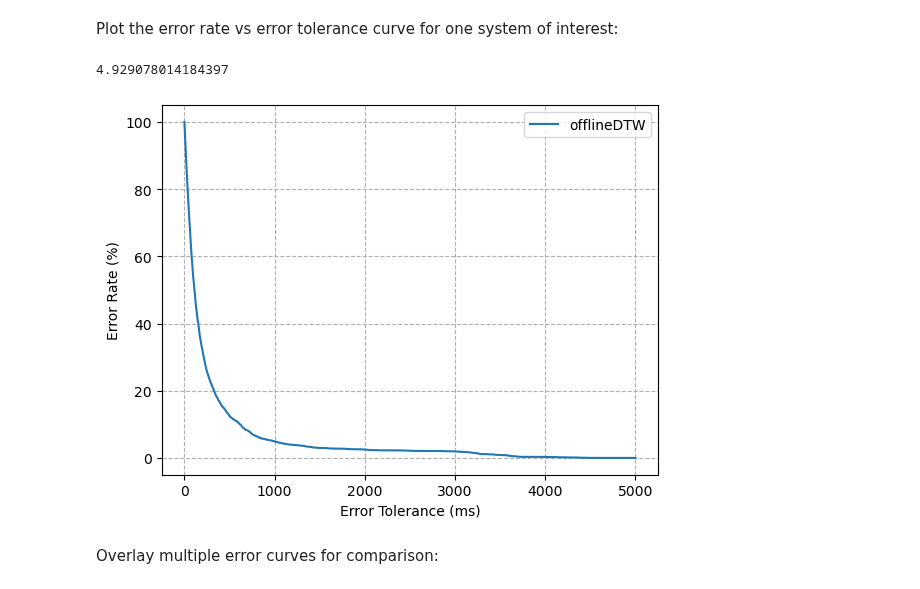
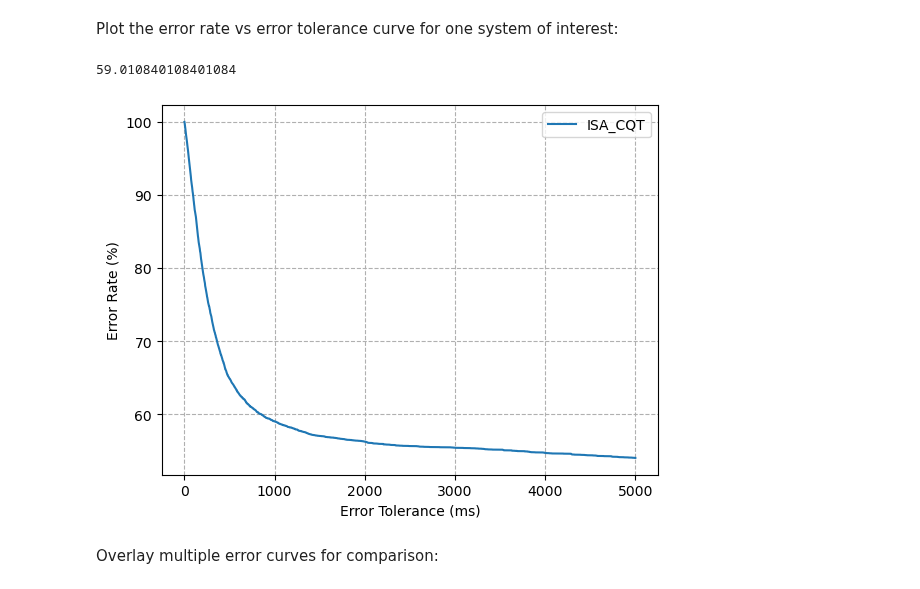
Before and after one commit to HMC-MIR/PianoConcertoAccompaniment, a Jupyter notebook: 03_Evaluate.ipynb, the cells around one changed output. Drawn from its saved outputs; the diff is of its cells as text; code cells hidden in the pictures.

```diff
--- a/03_Evaluate.ipynb
+++ b/03_Evaluate.ipynb
@@ -140,7 +138,7 @@ def calcAlignErrors_batch(exp_dir, scenarios_dir, out_dir):
     outfile = f'{out_dir}/errs.pkl'
     pickle.dump(d, open(outfile, 'wb'))
 # %%
-exp_dir = 'experiments/offlineDTW' # change
+exp_dir = 'experiments/ISA_CHROMA' # change
 scenarios_dir = 'scenarios'
 eval_dir = 'eval/' + os.path.basename(exp_dir)
 calcAlignErrors_batch(exp_dir, scenarios_dir, eval_dir)
@@ -169,8 +167,7 @@ def plotErrorVsTolerance(eval_dirs, maxTol, savefile = None):
         # flattened list
         errs = []
         for scenario_id in d:
-            if not (mapByFullMix()[scenario_id] in ['bach5_mov1_PO1', 'bach5_mov1_PO2']):
-                errs = np.append(errs, d[scenario_id][0])
+            errs = np.append(errs, d[scenario_id][0])
 
         # calculate error rates
         errRates = np.zeros(maxTol+1)
@@ -194,12 +191,12 @@ def plotErrorVsTolerance(eval_dirs, maxTol, savefile = None):
 Plot the error rate vs error tolerance curve for one system of interest:
 # %%
 maxTol = 5000 # in milliseconds
-eval_dir = 'eval/offlineDTW'
+eval_dir = 'eval/ISA_CQT'
 errRates_list, tols = plotErrorVsTolerance([eval_dir], maxTol, savefile=False)
 errRates_list[0][1000]*100.0
 # %% [output]
-4.929078014184397
+59.010840108401084
-[figure, old version]
+[figure, new version]
 # %% [markdown]
 Overlay multiple error curves for comparison:
 # %%
```
Also changed, not shown: parts of 7 cells of this notebook, 3 other files.
